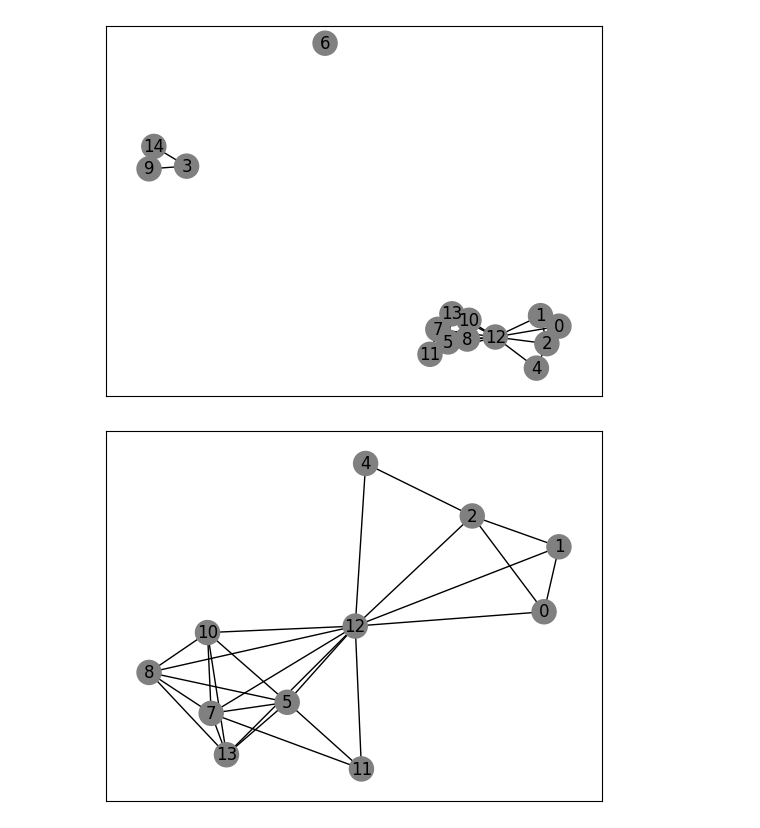
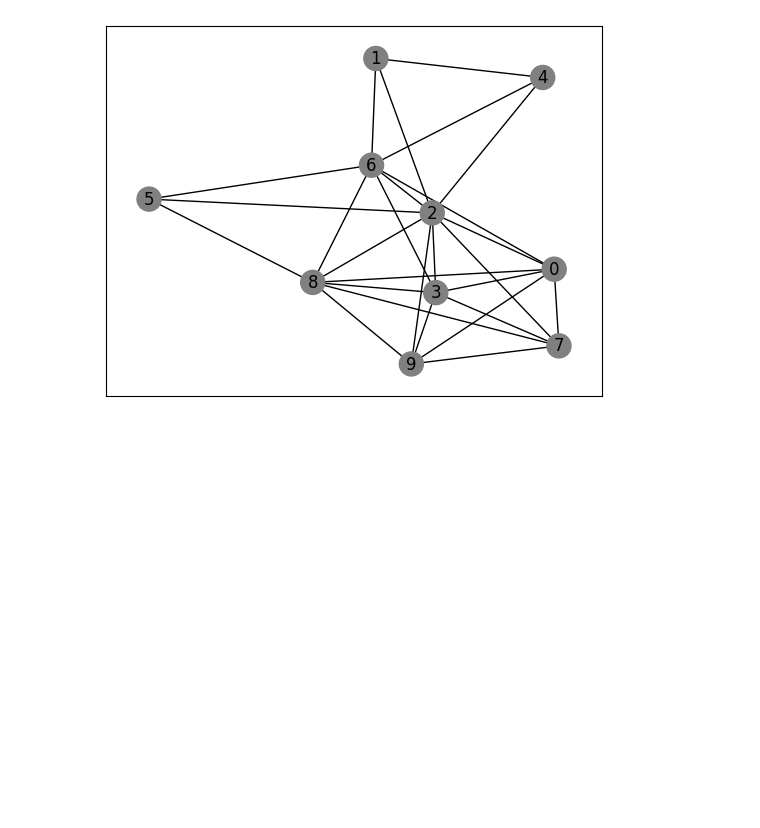
Before and after one commit to camilosm/cma, a Jupyter notebook: cma.ipynb, the cells around one changed output. Cells and saved outputs as stored; diff of their text form; code cells hidden in the pictures; blank space fills up the shorter version.

Commit message:
fix: improve graph generation

```diff
--- a/cma.ipynb
+++ b/cma.ipynb
@@ -1,24 +1,18 @@
 # %%
 from chordal_graph import build_chordal_graph, plot_graph
 
-NUM_TREE_NODES = 15
-NUM_VARIABLES = 20
+NUM_VARIABLES = 10
+NUM_TREE_NODES = 5
 SUBTREE_GROWTH_PROB = 0.4
 SEED = 113
+WEIGHT_CHOICES = None
+# WEIGHT_CHOICES = (1,2,4,8)
 
-cg = build_chordal_graph(NUM_TREE_NODES, NUM_VARIABLES, SUBTREE_GROWTH_PROB, SEED)
+cg = build_chordal_graph(NUM_VARIABLES, NUM_TREE_NODES, SUBTREE_GROWTH_PROB, SEED, WEIGHT_CHOICES)
 
 plot_graph(cg)
-
-cg.remove_node(6)
-cg.remove_node(3)
-cg.remove_node(9)
-cg.remove_node(14)
-
-plot_graph(cg)
 # %% [output]
-[figure, old version]
+[figure, new version]
-[figure, removed]
 # %%
 from gurobi import solve_wgc
 
```
Also changed, not shown: parts of 1 cell of this notebook, 1 other file.
